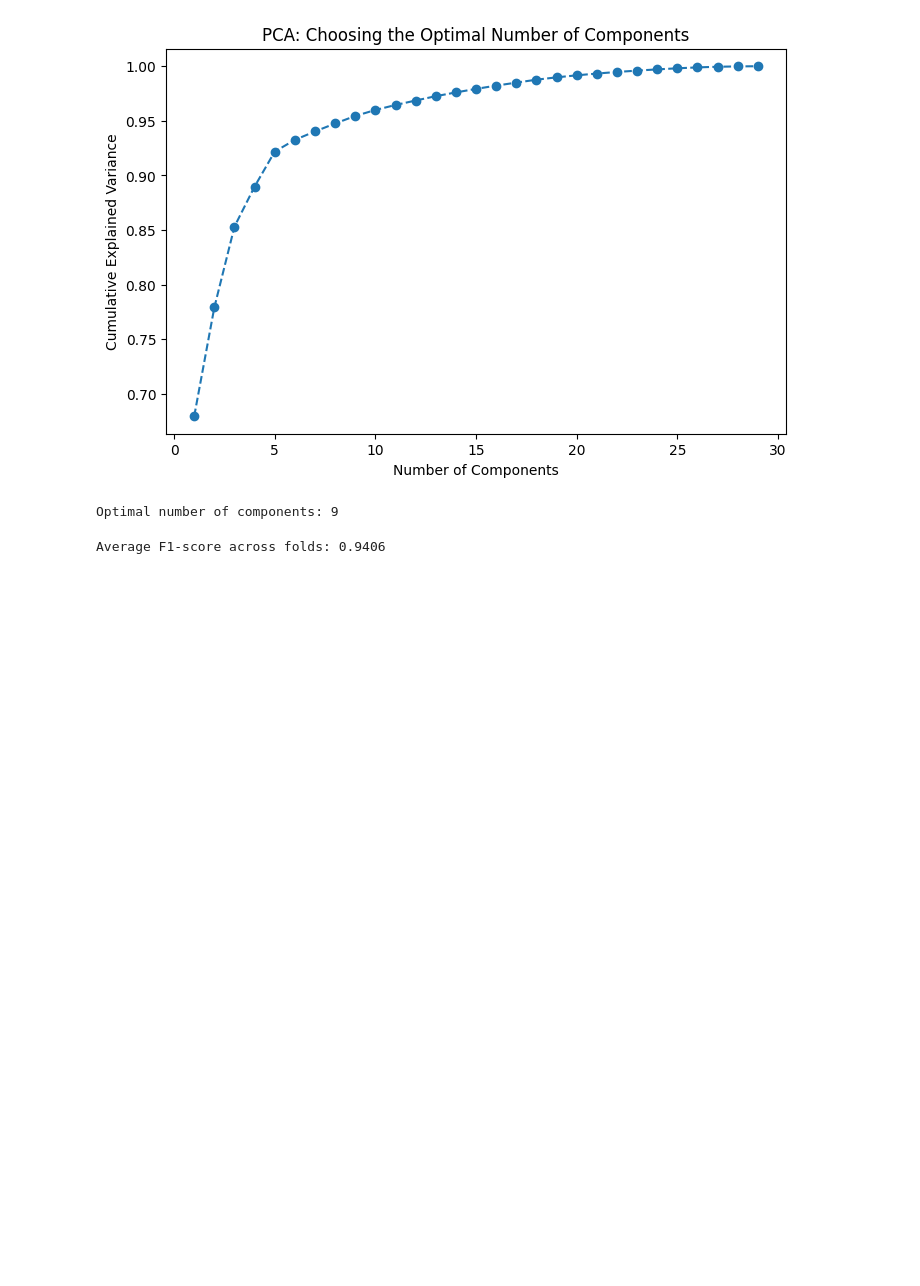
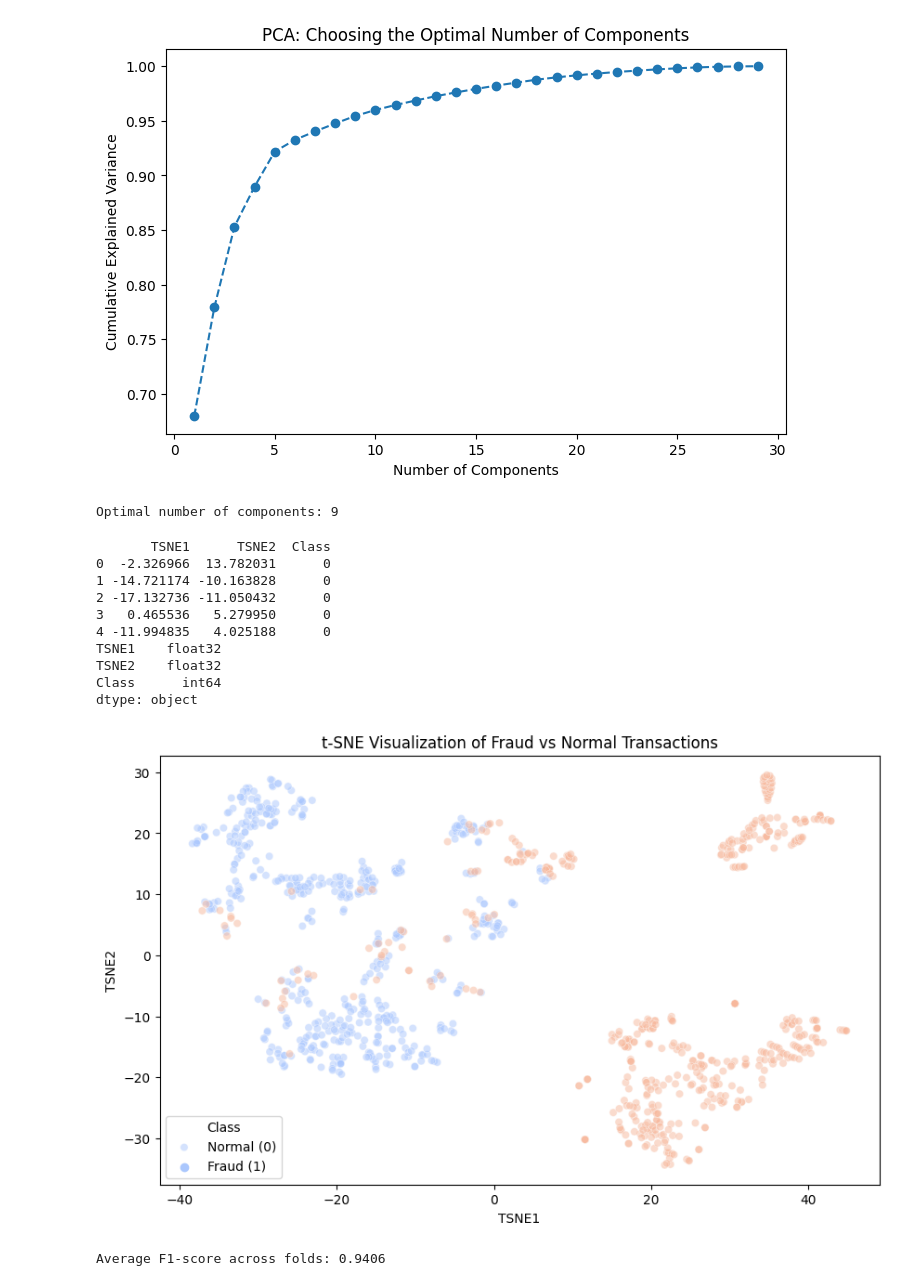
Before and after one commit to AswinSampath1401/Credit-card-Fraud-Detection, a Jupyter notebook: credit-card-fraud-detection_Aswin.ipynb, the cells around one changed output. Drawn from its saved outputs; the diff is of its cells as text; code cells hidden in the pictures; blank space fills up the shorter version.

```diff
--- a/credit-card-fraud-detection_Aswin.ipynb
+++ b/credit-card-fraud-detection_Aswin.ipynb
@@ -107,6 +107,38 @@ pca = PCA(n_components=optimal_components)
 X_pca = pca.fit_transform(X_resampled)
 # %% [output]
 Optimal number of components: 9
+# %%
+# Apply t-SNE for 2D visualization
+tsne = TSNE(n_components=2, random_state=42, perplexity=30)
+X_tsne = tsne.fit_transform(X_pca)
+
+# Convert to DataFrame with correct column names
+tsne_df = pd.DataFrame(X_tsne, columns=['TSNE1', 'TSNE2'])
+tsne_df['Class'] = y_resampled.values  # Ensure Class column is properly added
+
+
+print(tsne_df.head())  # Verify column names and structure
+print(tsne_df.dtypes)  # Check data types
+
+
+# Plot t-SNE results correctly
+plt.figure(figsize=(10,6))
+sns.scatterplot(data=tsne_df, x='TSNE1', y='TSNE2', hue='Class', palette='coolwarm', alpha=0.5)
+plt.title("t-SNE Visualization of Fraud vs Normal Transactions")
+plt.legend(title="Class", labels=["Normal (0)", "Fraud (1)"])
+plt.show()
+# %% [output]
+       TSNE1      TSNE2  Class
+0  -2.326966  13.782031      0
+1 -14.721174 -10.163828      0
+2 -17.132736 -11.050432      0
+3   0.465536   5.279950      0
+4 -11.994835   4.025188      0
+TSNE1    float32
+TSNE2    float32
+Class      int64
+dtype: object
+[figure, added]
 # %%
 # =============================
 # 📌 Step 4: Split Data into Train and Test
```
Also changed, not shown: parts of 1 cell of this notebook.
